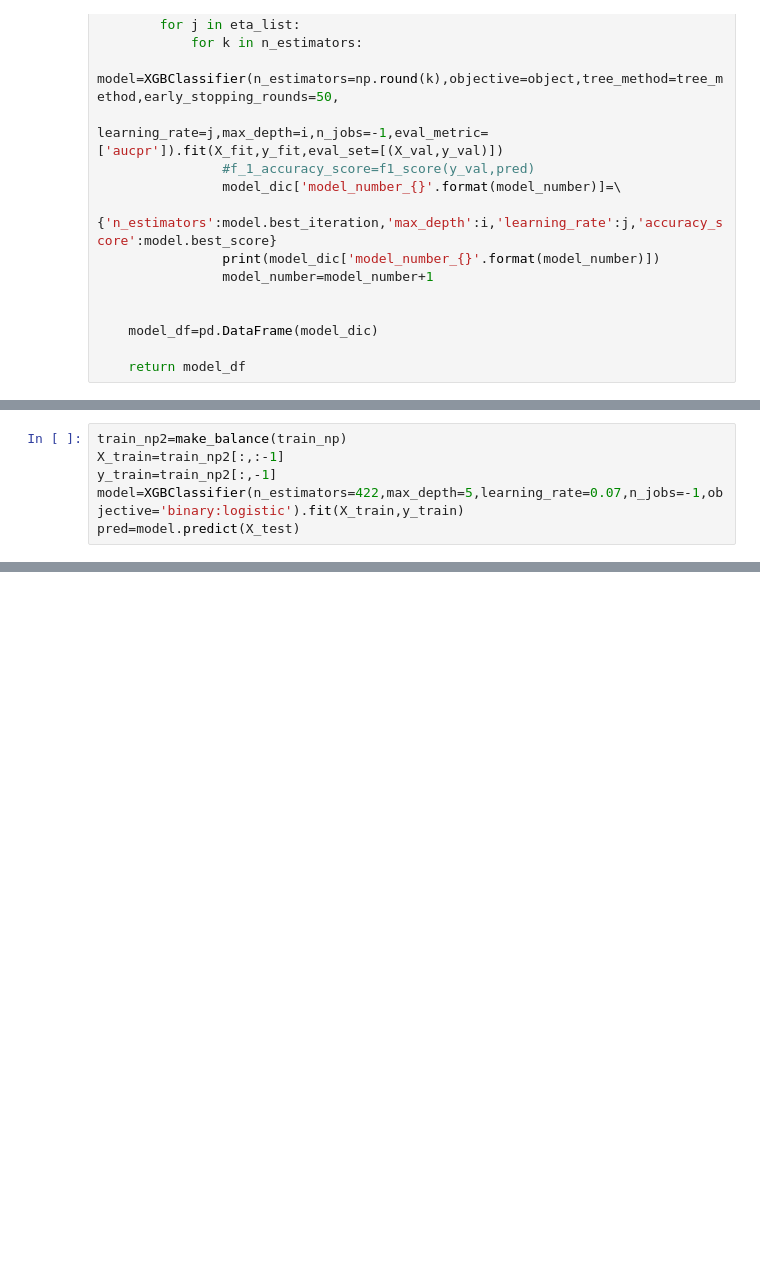
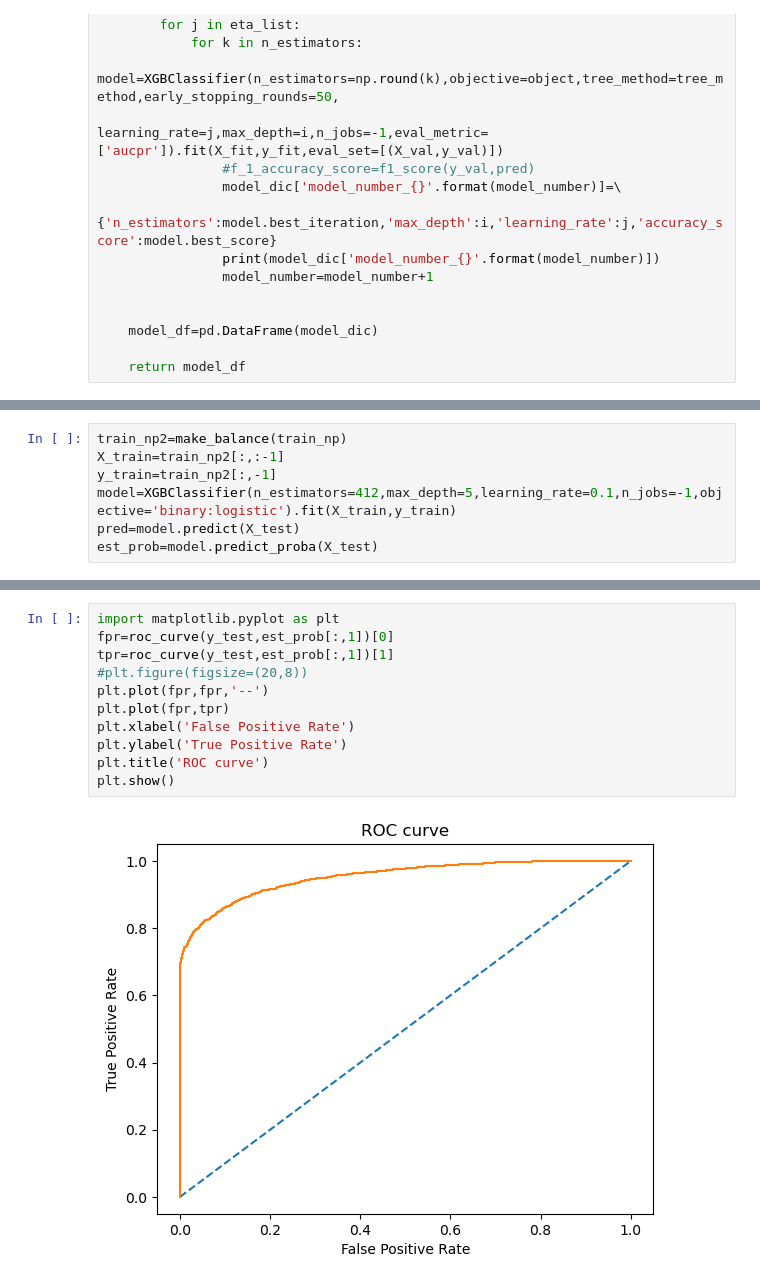
Before and after one commit to spirnia/Credit-Risk-Modeling, a Jupyter notebook: notebook/kaggle_pd_estimation/xgboost.ipynb, the cells around one changed output, grey strips where cells are left out. Drawn from its saved outputs; the diff is of its cells as text; blank space fills up the shorter version.

```diff
--- a/notebook/kaggle_pd_estimation/xgboost.ipynb
+++ b/notebook/kaggle_pd_estimation/xgboost.ipynb
@@ -129,5 +128,6 @@ selected_model1
 train_np2=make_balance(train_np)
 X_train=train_np2[:,:-1]
 y_train=train_np2[:,-1]
-model=XGBClassifier(n_estimators=422,max_depth=5,learning_rate=0.07,n_jobs=-1,objective='binary:logistic').fit(X_train,y_train)
+model=XGBClassifier(n_estimators=412,max_depth=5,learning_rate=0.1,n_jobs=-1,objective='binary:logistic').fit(X_train,y_train)
 pred=model.predict(X_test)
+est_prob=model.predict_proba(X_test)
@@ -167,0 +170,13 @@ roc_auc_score(y_test,pred)
+# %%
+import matplotlib.pyplot as plt
+fpr=roc_curve(y_test,est_prob[:,1])[0]
+tpr=roc_curve(y_test,est_prob[:,1])[1]
+#plt.figure(figsize=(20,8))
+plt.plot(fpr,fpr,'--')
+plt.plot(fpr,tpr)
+plt.xlabel('False Positive Rate')
+plt.ylabel('True Positive Rate')
+plt.title('ROC curve')
+plt.show()
+# %% [output]
+[figure, added]
```
Also changed, not shown: parts of 16 cells of this notebook, 1 other file.
